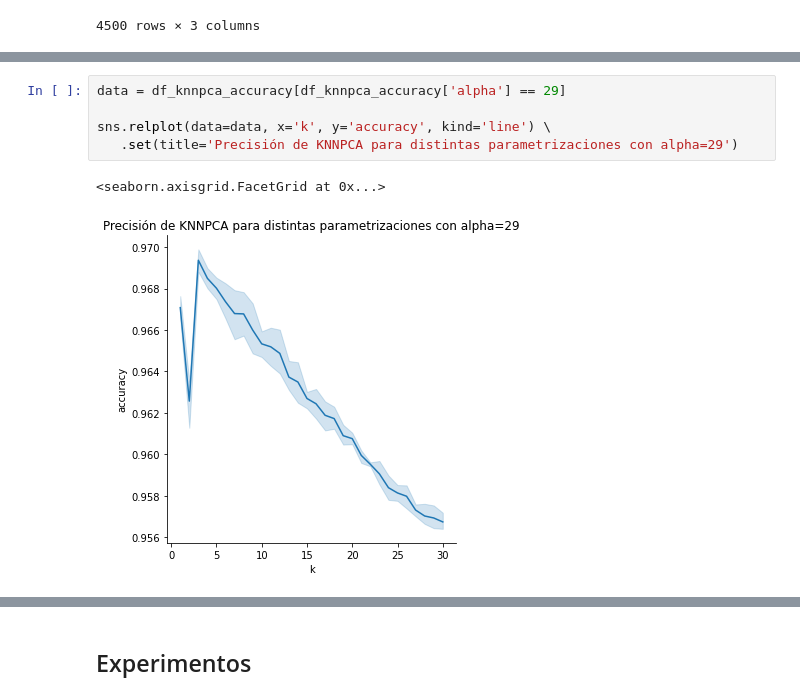
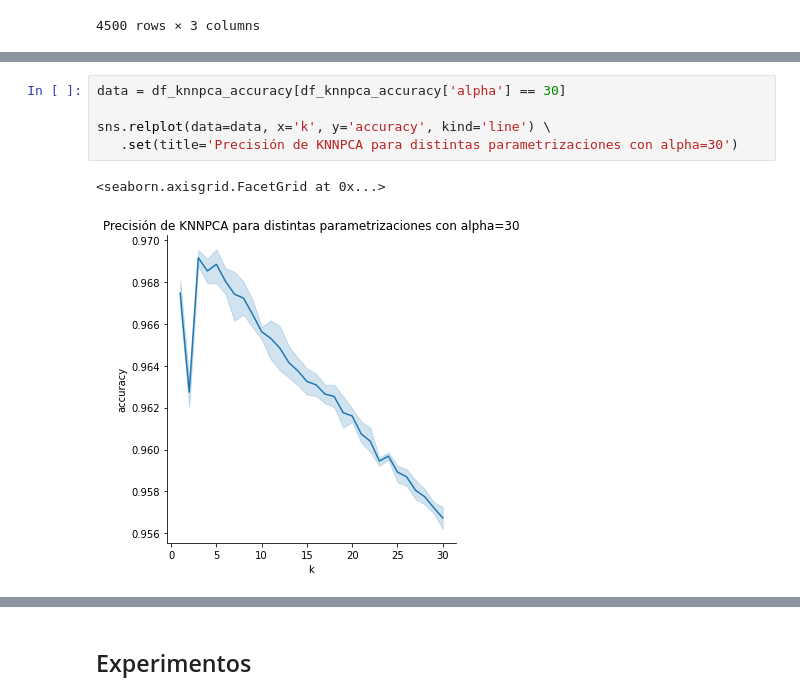
Before and after one commit to iglosiggio/metnum-tp2, a Jupyter notebook: notebooks/graficos2.ipynb, the cells around one changed output, grey strips where cells are left out. Saved outputs shown, nothing was run; the diff lists cells and outputs as text.

```diff
--- a/notebooks/graficos2.ipynb
+++ b/notebooks/graficos2.ipynb
@@ -180,8 +185,8 @@ sns.relplot(x="alpha", y="accuracy", col="k", aspect=1, data=df_knnpca_accuracy.
 # %%
-data = df_knnpca_accuracy[df_knnpca_accuracy['alpha'] == 29]
+data = df_knnpca_accuracy[df_knnpca_accuracy['alpha'] == 30]
 
 sns.relplot(data=data, x='k', y='accuracy', kind='line') \
-   .set(title='Precisión de KNNPCA para distintas parametrizaciones con alpha=29')
+   .set(title='Precisión de KNNPCA para distintas parametrizaciones con alpha=30')
 # %% [output]
 <seaborn.axisgrid.FacetGrid at 0x...>
-[figure, old version]
+[figure, new version]
```
Also changed, not shown: parts of 27 cells of this notebook.
